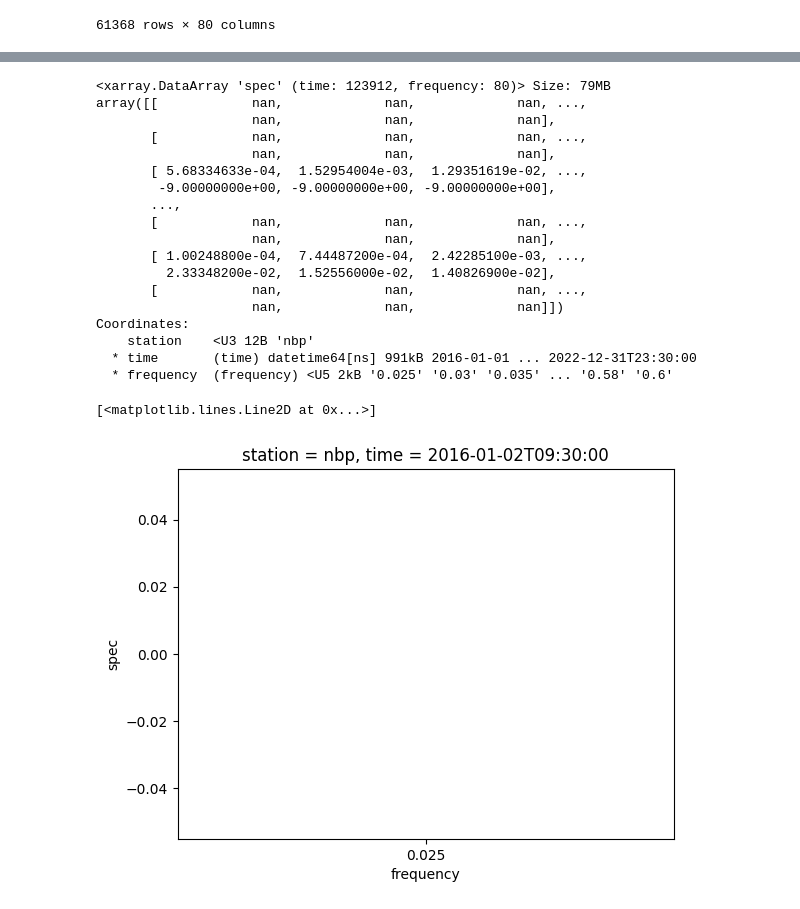
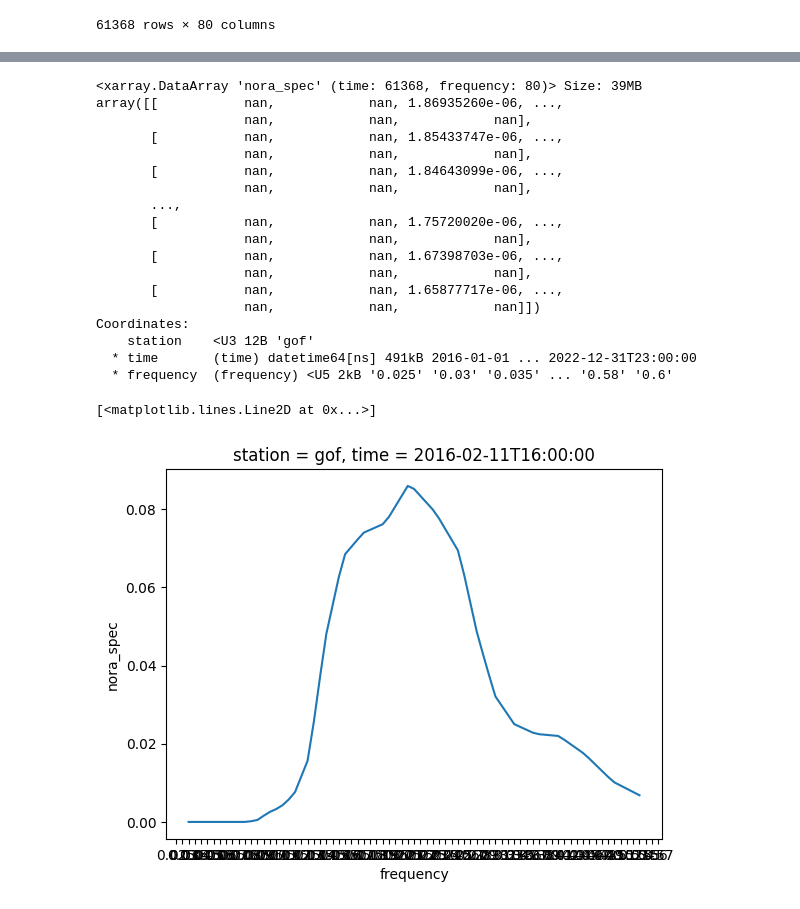
Before and after one commit to sander-rikka/eagData, a Jupyter notebook: merge_nora_fmi.ipynb, the cells around one changed output, grey strips where cells are left out. Cells and saved outputs as stored; diff of their text form; code cells hidden in the pictures.

Commit message:
plotting update 2024.11.27 15:52 local

```diff
--- a/merge_nora_fmi.ipynb
+++ b/merge_nora_fmi.ipynb
@@ -50,7 +41,6 @@ dfs_nora[0]
 # %%
 for i in range(len(dfs_fmi)):
-    print(i)
-    dfs_fmi[i].rename(columns={'Unnamed: 0': 'Datetime'}, inplace=True)
+    # dfs_fmi[i].rename(columns={'Unnamed: 0': 'Datetime'}, inplace=True)
     dfs_fmi[i].set_index('Datetime', inplace=True)
 dfs_fmi[0]
 # %% [output]
@@ -120,28 +98,28 @@ dfs_nora[0]
 # %%
 # Data for each NORA station
 data = {}
-time_station1 = pd.to_datetime(dfs_nora[0].index.tolist())
-time_station2 = pd.to_datetime(dfs_nora[3].index.tolist())
-time_station3 = pd.to_datetime(dfs_nora[6].index.tolist())
-frequency = dfs_nora[0].columns.tolist()
+time_station1 = pd.to_datetime(dfs_fmi[0].index.tolist())
+time_station2 = pd.to_datetime(dfs_fmi[3].index.tolist())
+time_station3 = pd.to_datetime(dfs_fmi[6].index.tolist())
+frequency = dfs_fmi[0].columns.tolist()
 paramind = 0
 
 
 for station, time in zip(stations, [time_station1, time_station2, time_station3]):
     data[station] = xr.Dataset(
         {
-            "nora_mdir": xr.DataArray(
-                dfs_nora[paramind],
+            "insitu_mdir": xr.DataArray(
+                dfs_fmi[paramind],
                 dims=("time", "frequency"),
                 coords={"time": time, "frequency": frequency},
             ),
-            "nora_spec": xr.DataArray(
-                dfs_nora[paramind+1],
+            "insitu_spec": xr.DataArray(
+                dfs_fmi[paramind+1],
                 dims=("time", "frequency"),
                 coords={"time": time, "frequency": frequency},
             ),
-            "nora_sprd": xr.DataArray(
-                dfs_nora[paramind+2],
+            "insitu_sprd": xr.DataArray(
+                dfs_fmi[paramind+2],
                 dims=("time", "frequency"),
                 coords={"time": time, "frequency": frequency},
             ),
@@ -151,0 +135,8 @@ for station, time in zip(stations, [time_station1, time_station2, time_station3]
+# %%
+# Step 1: Check and Remove Duplicate Times for Each Station
+# cleaned_data = {}
+for station, ds in data.items():
+    if ds.indexes["time"].duplicated().any():
+        print(f"Duplicates found in station: {station}")
+        # ds = ds.sel(time=~ds.indexes["time"].duplicated())  # Keep only unique times
+    # cleaned_data[station] = ds
@@ -193,30 +204,30 @@ array([[[            nan,             nan,             nan, ...,
        '0.46', '0.47', '0.48', '0.49', '0.5', '0.51', '0.52', '0.53', '0.54',
        '0.55', '0.56', '0.57', '0.58', '0.6'], dtype='<U5')})
 # %%
-nbp_spec = fmi_data['spec'].sel(station='nbp')
+nbp_spec = nora_data['nora_spec'].sel(station='gof')
 nbp_spec
 # %% [output]
-<xarray.DataArray 'spec' (time: 123912, frequency: 80)> Size: 79MB
-array([[            nan,             nan,             nan, ...,
-                    nan,             nan,             nan],
-       [            nan,             nan,             nan, ...,
-                    nan,             nan,             nan],
-       [ 5.68334633e-04,  1.52954004e-03,  1.29351619e-02, ...,
-        -9.00000000e+00, -9.00000000e+00, -9.00000000e+00],
+<xarray.DataArray 'nora_spec' (time: 61368, frequency: 80)> Size: 39MB
+array([[           nan,            nan, 1.86935260e-06, ...,
+                   nan,            nan,            nan],
+       [           nan,            nan, 1.85433747e-06, ...,
+                   nan,            nan,            nan],
+       [           nan,            nan, 1.84643099e-06, ...,
+                   nan,            nan,            nan],
        ...,
-       [            nan,             nan,             nan, ...,
-                    nan,             nan,             nan],
-       [ 1.00248800e-04,  7.44487200e-04,  2.42285100e-03, ...,
-         2.33348200e-02,  1.52556000e-02,  1.40826900e-02],
-       [            nan,             nan,             nan, ...,
-                    nan,             nan,             nan]])
+       [           nan,            nan, 1.75720020e-06, ...,
+                   nan,            nan,            nan],
+       [           nan,            nan, 1.67398703e-06, ...,
+                   nan,            nan,            nan],
+       [           nan,            nan, 1.65877717e-06, ...,
+                   nan,            nan,            nan]])
 Coordinates:
-    station    <U3 12B 'nbp'
-  * time       (time) datetime64[ns] 991kB 2016-01-01 ... 2022-12-31T23:30:00
+    station    <U3 12B 'gof'
+  * time       (time) datetime64[ns] 491kB 2016-01-01 ... 2022-12-31T23:00:00
   * frequency  (frequency) <U5 2kB '0.025' '0.03' '0.035' ... '0.58' '0.6'
 # %%
-nbp_spec[100].plot()
+nbp_spec[1000].plot()
 # %% [output]
 [<matplotlib.lines.Line2D at 0x...>]
-[figure, old version]
+[figure, new version]
 # %%
```
Also changed, not shown: parts of 12 cells of this notebook, 8 other files.
